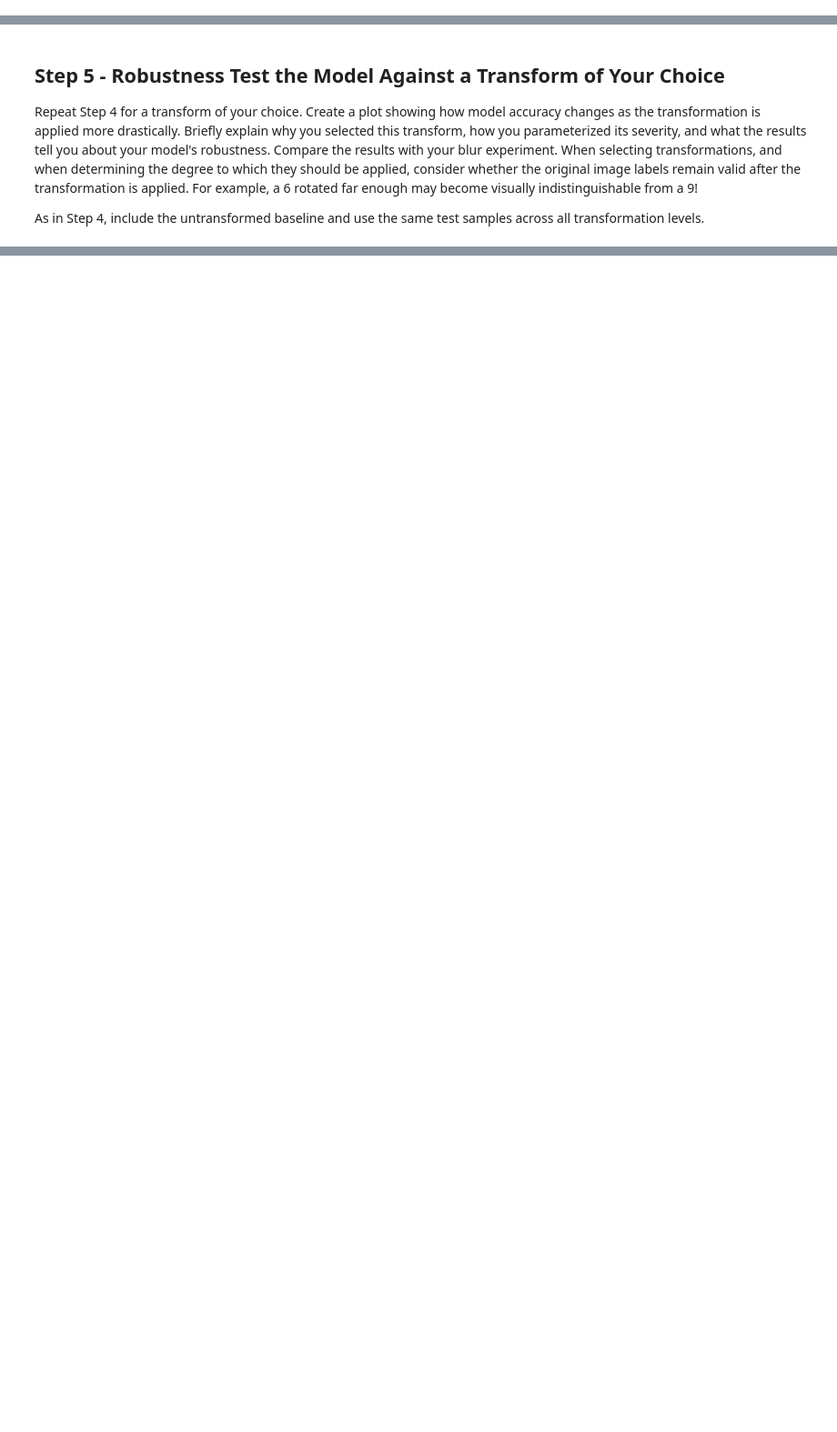
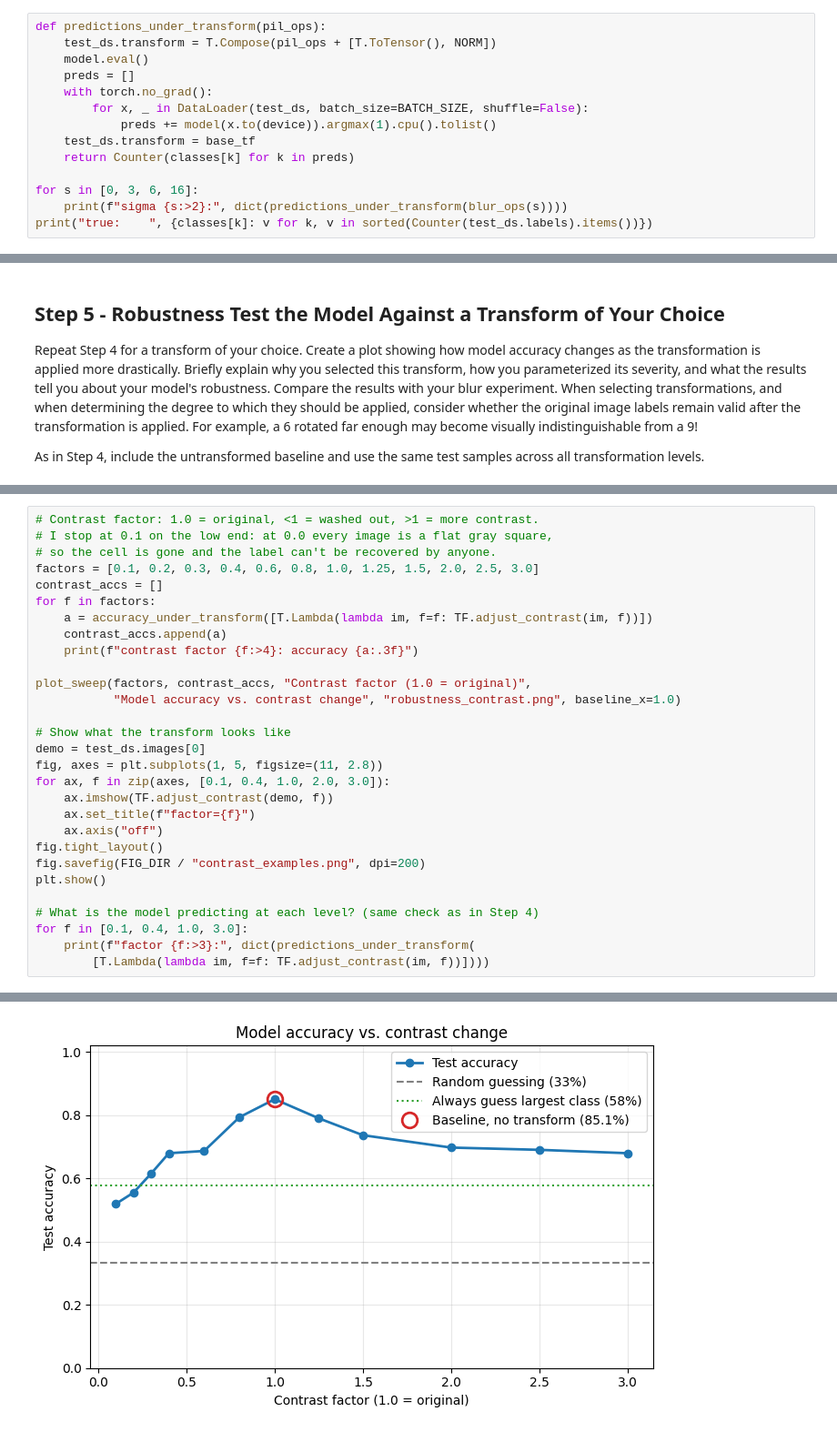
Before and after one commit to soymlk94/assignment02-mine, a Jupyter notebook: assignment/task-01.ipynb, the cells around one changed output, grey strips where cells are left out. Shown at 91% size. Drawn from its saved outputs; the diff is of its cells as text; blank space fills up the shorter version.

```diff
--- a/assignment/task-01.ipynb
+++ b/assignment/task-01.ipynb
@@ -90,0 +429,14 @@ Include a brief discussion of what your results indicate about the robustness an
+# %%
+def predictions_under_transform(pil_ops):
+    test_ds.transform = T.Compose(pil_ops + [T.ToTensor(), NORM])
+    model.eval()
+    preds = []
+    with torch.no_grad():
+        for x, _ in DataLoader(test_ds, batch_size=BATCH_SIZE, shuffle=False):
+            preds += model(x.to(device)).argmax(1).cpu().tolist()
+    test_ds.transform = base_tf
+    return Counter(classes[k] for k in preds)
+
+for s in [0, 3, 6, 16]:
+    print(f"sigma {s:>2}:", dict(predictions_under_transform(blur_ops(s))))
+print("true:    ", {classes[k]: v for k, v in sorted(Counter(test_ds.labels).items())})
@@ -98,0 +463,30 @@ As in Step 4, include the untransformed baseline and use the same test samples a
+# %%
+# Contrast factor: 1.0 = original, <1 = washed out, >1 = more contrast.
+# I stop at 0.1 on the low end: at 0.0 every image is a flat gray square,
+# so the cell is gone and the label can't be recovered by anyone.
+factors = [0.1, 0.2, 0.3, 0.4, 0.6, 0.8, 1.0, 1.25, 1.5, 2.0, 2.5, 3.0]
+contrast_accs = []
+for f in factors:
+    a = accuracy_under_transform([T.Lambda(lambda im, f=f: TF.adjust_contrast(im, f))])
+    contrast_accs.append(a)
+    print(f"contrast factor {f:>4}: accuracy {a:.3f}")
+
+plot_sweep(factors, contrast_accs, "Contrast factor (1.0 = original)",
+           "Model accuracy vs. contrast change", "robustness_contrast.png", baseline_x=1.0)
+
+# Show what the transform looks like
+demo = test_ds.images[0]
+fig, axes = plt.subplots(1, 5, figsize=(11, 2.8))
+for ax, f in zip(axes, [0.1, 0.4, 1.0, 2.0, 3.0]):
+    ax.imshow(TF.adjust_contrast(demo, f))
+    ax.set_title(f"factor={f}")
+    ax.axis("off")
+fig.tight_layout()
+fig.savefig(FIG_DIR / "contrast_examples.png", dpi=200)
+plt.show()
+
+# What is the model predicting at each level? (same check as in Step 4)
+for f in [0.1, 0.4, 1.0, 3.0]:
+    print(f"factor {f:>3}:", dict(predictions_under_transform(
+        [T.Lambda(lambda im, f=f: TF.adjust_contrast(im, f))])))
+# %% [output]
@@ -98,0 +505 @@ As in Step 4, include the untransformed baseline and use the same test samples a
+[figure, added]
```
Also changed, not shown: parts of 18 cells of this notebook.
